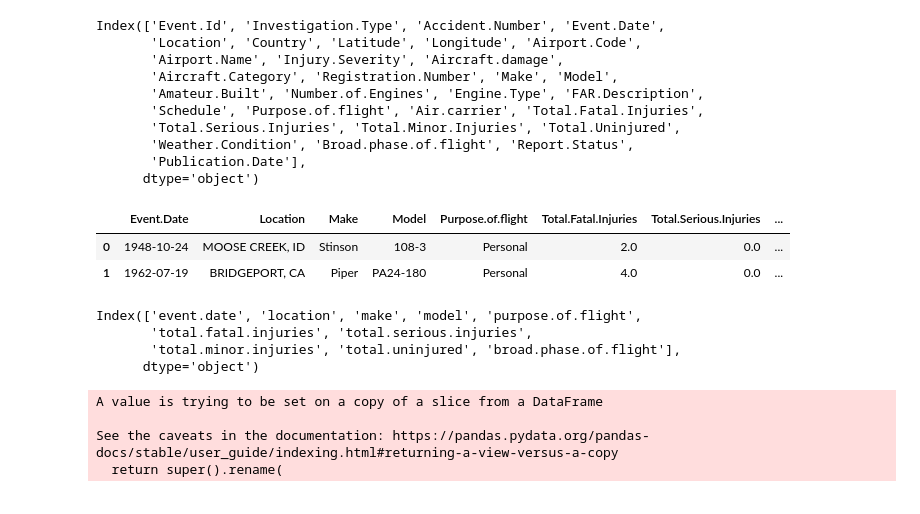
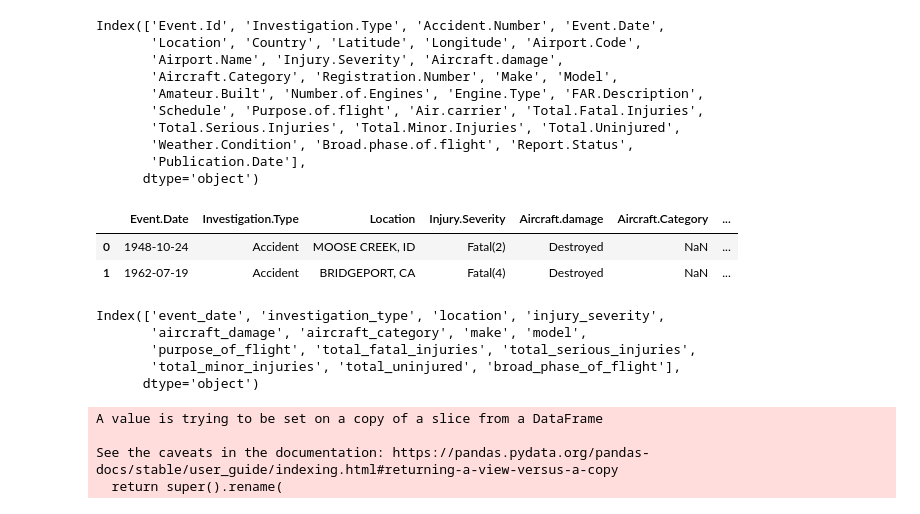
Before and after one commit to Felix-87/phase_1_project, a Jupyter notebook: project phase 1.ipynb, the cells around one changed output. Cells and saved outputs as stored; diff of their text form; code cells hidden in the pictures.

```diff
--- a/project phase 1.ipynb
+++ b/project phase 1.ipynb
@@ -267,20 +267,21 @@ Index(['Event.Id', 'Investigation.Type', 'Accident.Number', 'Event.Date',
       dtype='object')
 # %%
 #Selecting the relevant features for analysis
-df1 = df[['Event.Date','Location','Make','Model','Purpose.of.flight','Total.Fatal.Injuries','Total.Serious.Injuries','Total.Minor.Injuries','Total.Uninjured','Broad.phase.of.flight']]
+df1 = df[['Event.Date','Investigation.Type','Location','Injury.Severity','Aircraft.damage','Aircraft.Category','Make','Model','Purpose.of.flight','Total.Fatal.Injuries','Total.Serious.Injuries','Total.Minor.Injuries','Total.Uninjured','Broad.phase.of.flight']]
 df1.head(2)
 # %% [output]
-|  | Event.Date | Location | Make | Model | Purpose.of.flight | Total.Fatal.Injuries | Total.Serious.Injuries | ... |
-| 0 | 1948-10-24 | MOOSE CREEK, ID | Stinson | 108-3 | Personal | 2.0 | 0.0 | ... |
-| 1 | 1962-07-19 | BRIDGEPORT, CA | Piper | PA24-180 | Personal | 4.0 | 0.0 | ... |
+|  | Event.Date | Investigation.Type | Location | Injury.Severity | Aircraft.damage | Aircraft.Category | ... |
+| 0 | 1948-10-24 | Accident | MOOSE CREEK, ID | Fatal(2) | Destroyed | NaN | ... |
+| 1 | 1962-07-19 | Accident | BRIDGEPORT, CA | Fatal(4) | Destroyed | NaN | ... |
 # %%
 #Changing columns to lower case and removing white spaces for uniformity
-df1.columns = df1.columns.str.lower().str.replace(' ', '')
+df1.columns = df1.columns.str.lower().str.replace('.', '_')
 df1.columns
 # %% [output]
-Index(['event.date', 'location', 'make', 'model', 'purpose.of.flight',
-       'total.fatal.injuries', 'total.serious.injuries',
-       'total.minor.injuries', 'total.uninjured', 'broad.phase.of.flight'],
+Index(['event_date', 'investigation_type', 'location', 'injury_severity',
+       'aircraft_damage', 'aircraft_category', 'make', 'model',
+       'purpose_of_flight', 'total_fatal_injuries', 'total_serious_injuries',
+       'total_minor_injuries', 'total_uninjured', 'broad_phase_of_flight'],
       dtype='object')
 # %%
 #Rename 'broad.phase.of.flight' column as 'phase.of.flight'
```
Also changed, not shown: parts of 72 cells of this notebook, 2 other files.
